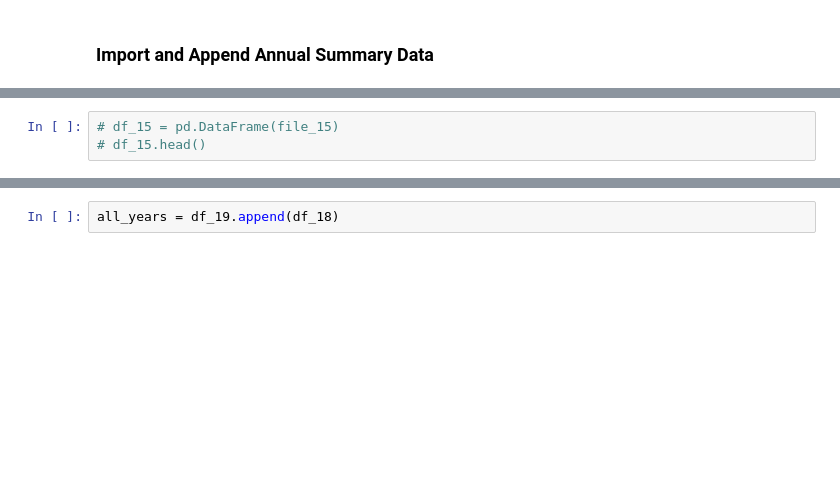
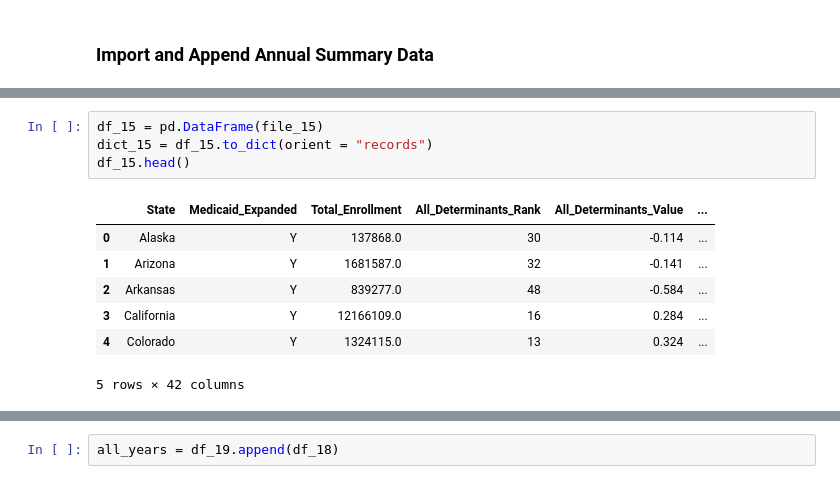
Before and after one commit to JessIsHere/InteractiveVisulization-Project, a Jupyter notebook: Merge_append_to_Dict.ipynb, the cells around one changed output, grey strips where cells are left out. Saved outputs shown, nothing was run; the diff lists cells and outputs as text; blank space fills up the shorter version.

```diff
--- a/Merge_append_to_Dict.ipynb
+++ b/Merge_append_to_Dict.ipynb
@@ -59,4 +68,13 @@ df_17.head()
 # %%
-# df_15 = pd.DataFrame(file_15)
-# df_15.head()
+df_15 = pd.DataFrame(file_15)
+dict_15 = df_15.to_dict(orient = "records")
+df_15.head()
+# %% [output]
+|  | State | Medicaid_Expanded | Total_Enrollment | All_Determinants_Rank | All_Determinants_Value | ... |
+| 0 | Alaska | Y | 137868.0 | 30 | -0.114 | ... |
+| 1 | Arizona | Y | 1681587.0 | 32 | -0.141 | ... |
+| 2 | Arkansas | Y | 839277.0 | 48 | -0.584 | ... |
+| 3 | California | Y | 12166109.0 | 16 | 0.284 | ... |
+| 4 | Colorado | Y | 1324115.0 | 13 | 0.324 | ... |
+5 rows × 42 columns
 # %%
```
Also changed, not shown: parts of 15 cells of this notebook, 30 other files.
